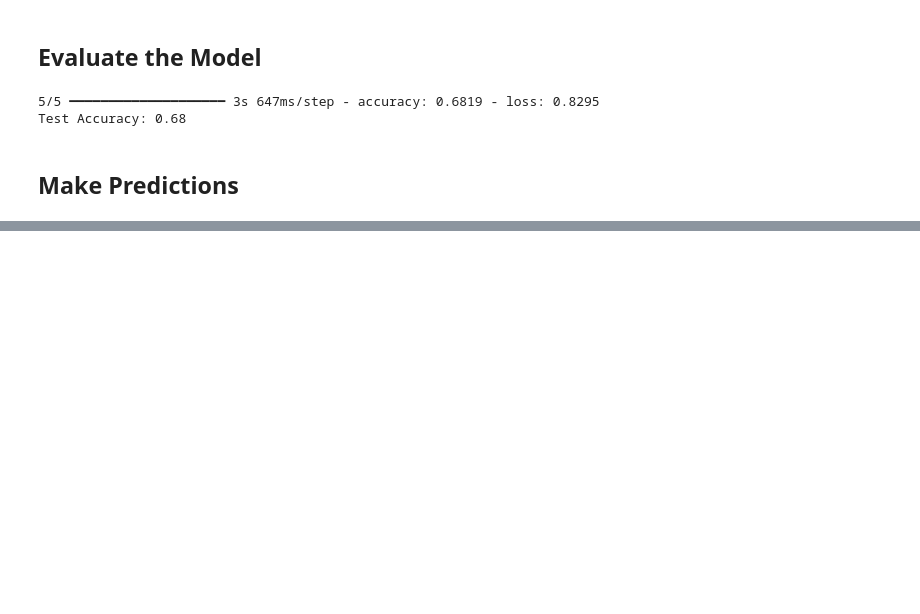
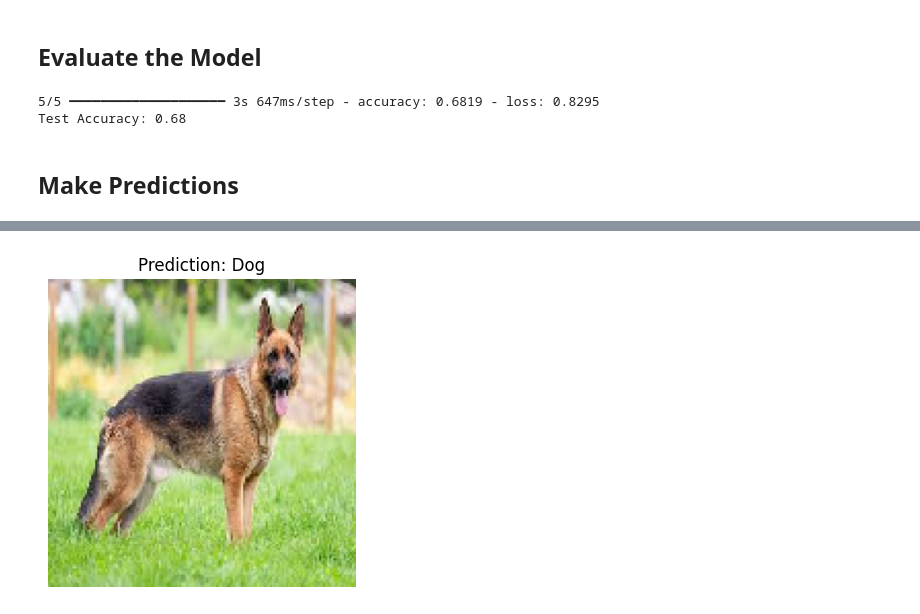
Before and after one commit to bonareri/Machine-Learning, a Jupyter notebook: Cats_Dogs_CNN.ipynb, the cells around one changed output, grey strips where cells are left out. Drawn from its saved outputs; the diff is of its cells as text; code cells hidden in the pictures; blank space fills up the shorter version.

```diff
--- a/Cats_Dogs_CNN.ipynb
+++ b/Cats_Dogs_CNN.ipynb
@@ -237,0 +254,20 @@ Cat
+# %%
+# Load a single image for prediction
+img_path = "/content/dog_1.jpg"
+img = image.load_img(img_path, target_size=(150, 150))
+
+# Preprocess the image
+img_array = image.img_to_array(img) / 255.0
+img_array = np.expand_dims(img_array, axis=0)
+
+# Predict using the model
+prediction = model.predict(img_array)
+result = "Dog" if prediction[0][0] > 0.5 else "Cat"
+
+# Display the image with the prediction
+plt.figure(figsize=(4, 4))
+plt.imshow(img)
+plt.title(f"Prediction: {result}")
+plt.axis('off')
+plt.show()
+# %% [output]
@@ -237,0 +275 @@ Cat
+[figure, added]
```
Also changed, not shown: parts of 3 cells of this notebook.
